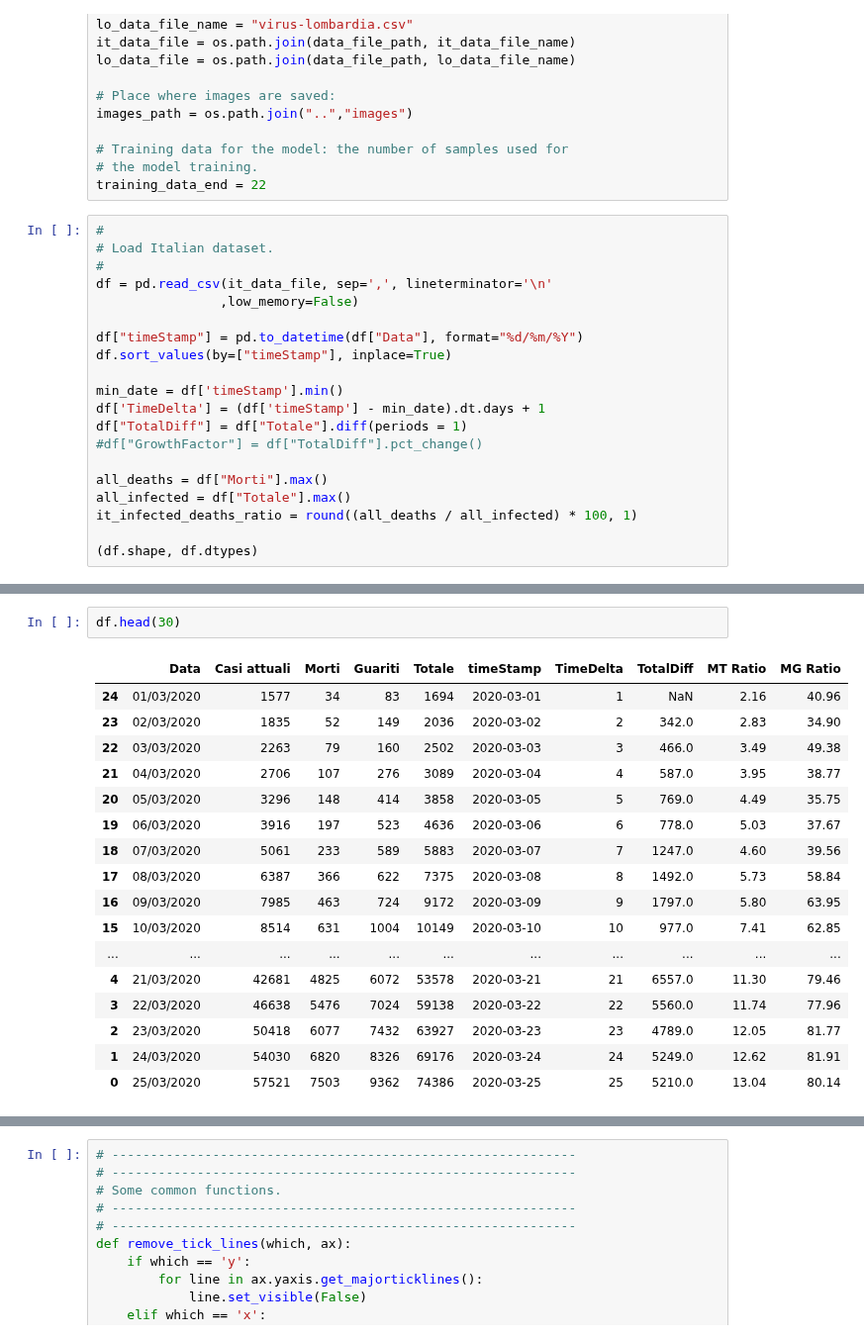
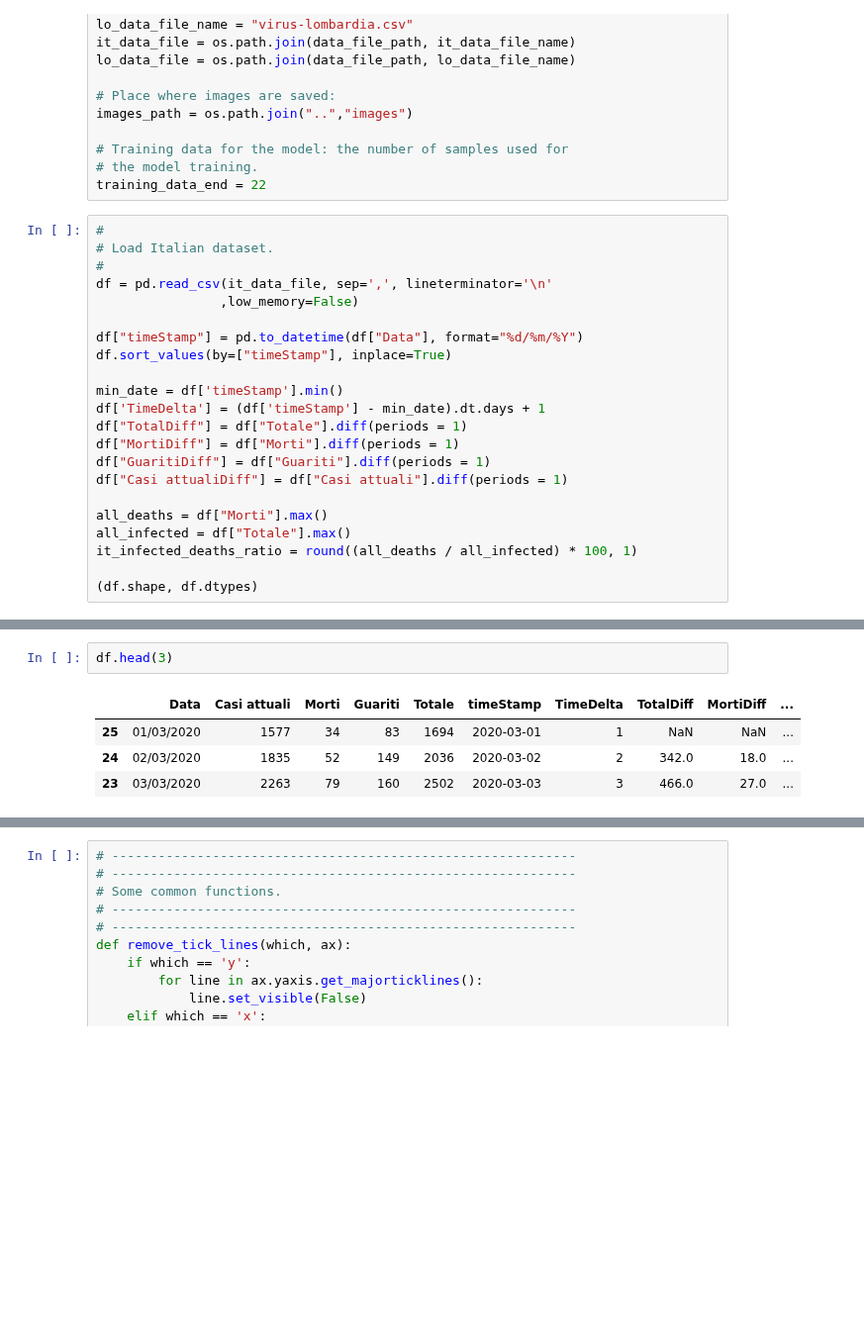
Before and after one commit to p-giovanni/Statistics, a Jupyter notebook: notebook/CoronaVirus-SecondaryCharts.ipynb, the cells around one changed output, grey strips where cells are left out. Shown at 99% size. Cells and saved outputs as stored; diff of their text form; blank space fills up the shorter version.

```diff
--- a/notebook/CoronaVirus-SecondaryCharts.ipynb
+++ b/notebook/CoronaVirus-SecondaryCharts.ipynb
@@ -49,7 +49,9 @@ df.sort_values(by=["timeStamp"], inplace=True)
 min_date = df['timeStamp'].min()
 df['TimeDelta'] = (df['timeStamp'] - min_date).dt.days + 1
 df["TotalDiff"] = df["Totale"].diff(periods = 1)
-#df["GrowthFactor"] = df["TotalDiff"].pct_change()
+df["MortiDiff"] = df["Morti"].diff(periods = 1)
+df["GuaritiDiff"] = df["Guariti"].diff(periods = 1)
+df["Casi attualiDiff"] = df["Casi attuali"].diff(periods = 1)
 
 all_deaths = df["Morti"].max()
 all_infected = df["Totale"].max()
@@ -94,22 +103,9 @@ df_lo["TotalDiff"] = df_lo["Totale"].diff(periods = 1)
  dtype: object)
 # %%
-df.head(30)
+df.head(3)
 # %% [output]
-|  | Data | Casi attuali | Morti | Guariti | Totale | timeStamp | TimeDelta | TotalDiff | MT Ratio | MG Ratio |
-| 24 | 01/03/2020 | 1577 | 34 | 83 | 1694 | 2020-03-01 | 1 | NaN | 2.16 | 40.96 |
-| 23 | 02/03/2020 | 1835 | 52 | 149 | 2036 | 2020-03-02 | 2 | 342.0 | 2.83 | 34.90 |
-| 22 | 03/03/2020 | 2263 | 79 | 160 | 2502 | 2020-03-03 | 3 | 466.0 | 3.49 | 49.38 |
-| 21 | 04/03/2020 | 2706 | 107 | 276 | 3089 | 2020-03-04 | 4 | 587.0 | 3.95 | 38.77 |
-| 20 | 05/03/2020 | 3296 | 148 | 414 | 3858 | 2020-03-05 | 5 | 769.0 | 4.49 | 35.75 |
-| 19 | 06/03/2020 | 3916 | 197 | 523 | 4636 | 2020-03-06 | 6 | 778.0 | 5.03 | 37.67 |
-| 18 | 07/03/2020 | 5061 | 233 | 589 | 5883 | 2020-03-07 | 7 | 1247.0 | 4.60 | 39.56 |
-| 17 | 08/03/2020 | 6387 | 366 | 622 | 7375 | 2020-03-08 | 8 | 1492.0 | 5.73 | 58.84 |
-| 16 | 09/03/2020 | 7985 | 463 | 724 | 9172 | 2020-03-09 | 9 | 1797.0 | 5.80 | 63.95 |
-| 15 | 10/03/2020 | 8514 | 631 | 1004 | 10149 | 2020-03-10 | 10 | 977.0 | 7.41 | 62.85 |
-| ... | ... | ... | ... | ... | ... | ... | ... | ... | ... | ... |
-| 4 | 21/03/2020 | 42681 | 4825 | 6072 | 53578 | 2020-03-21 | 21 | 6557.0 | 11.30 | 79.46 |
-| 3 | 22/03/2020 | 46638 | 5476 | 7024 | 59138 | 2020-03-22 | 22 | 5560.0 | 11.74 | 77.96 |
-| 2 | 23/03/2020 | 50418 | 6077 | 7432 | 63927 | 2020-03-23 | 23 | 4789.0 | 12.05 | 81.77 |
-| 1 | 24/03/2020 | 54030 | 6820 | 8326 | 69176 | 2020-03-24 | 24 | 5249.0 | 12.62 | 81.91 |
-| 0 | 25/03/2020 | 57521 | 7503 | 9362 | 74386 | 2020-03-25 | 25 | 5210.0 | 13.04 | 80.14 |
+|  | Data | Casi attuali | Morti | Guariti | Totale | timeStamp | TimeDelta | TotalDiff | MortiDiff | ... |
+| 25 | 01/03/2020 | 1577 | 34 | 83 | 1694 | 2020-03-01 | 1 | NaN | NaN | ... |
+| 24 | 02/03/2020 | 1835 | 52 | 149 | 2036 | 2020-03-02 | 2 | 342.0 | 18.0 | ... |
+| 23 | 03/03/2020 | 2263 | 79 | 160 | 2502 | 2020-03-03 | 3 | 466.0 | 27.0 | ... |
 # %%
```
Also changed, not shown: parts of 8 cells of this notebook, 1 other file.
